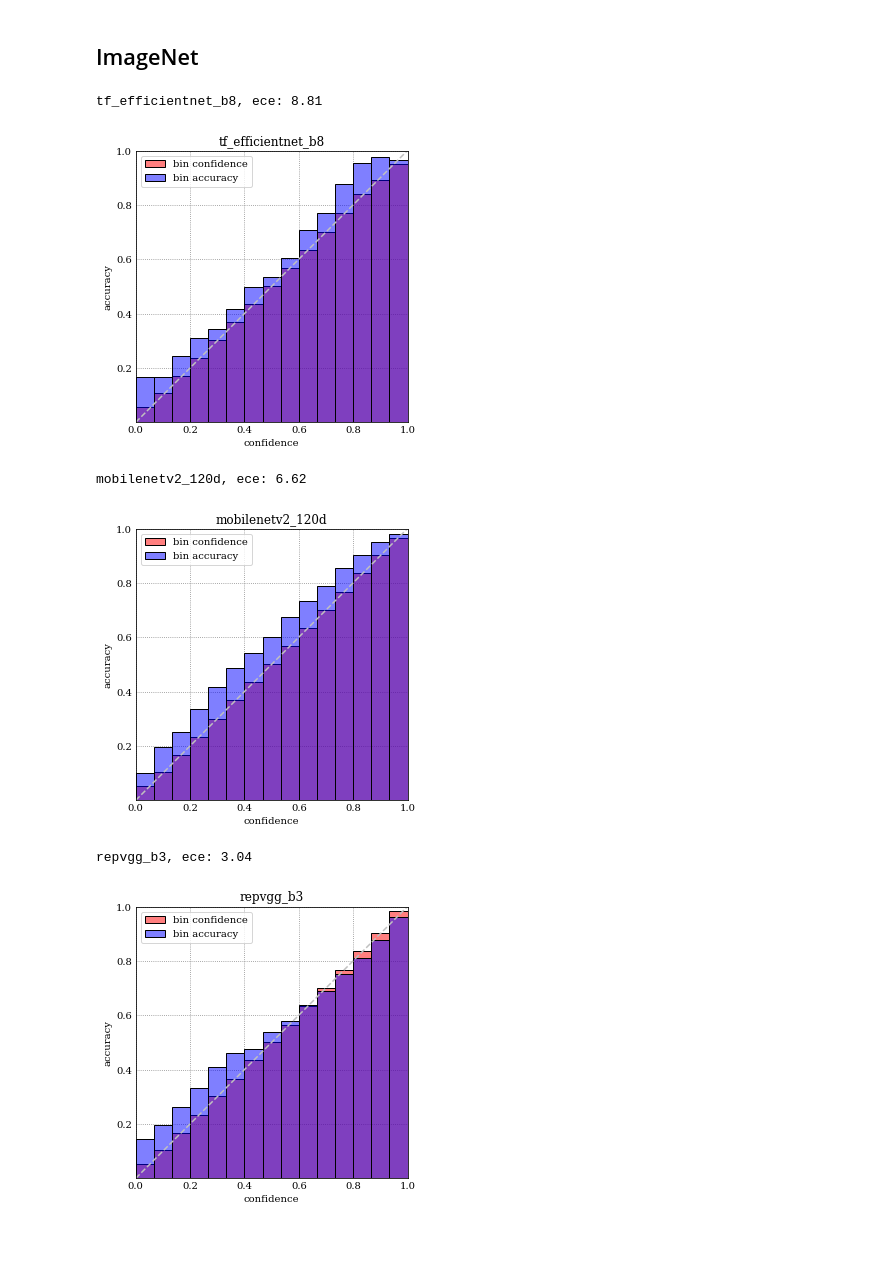
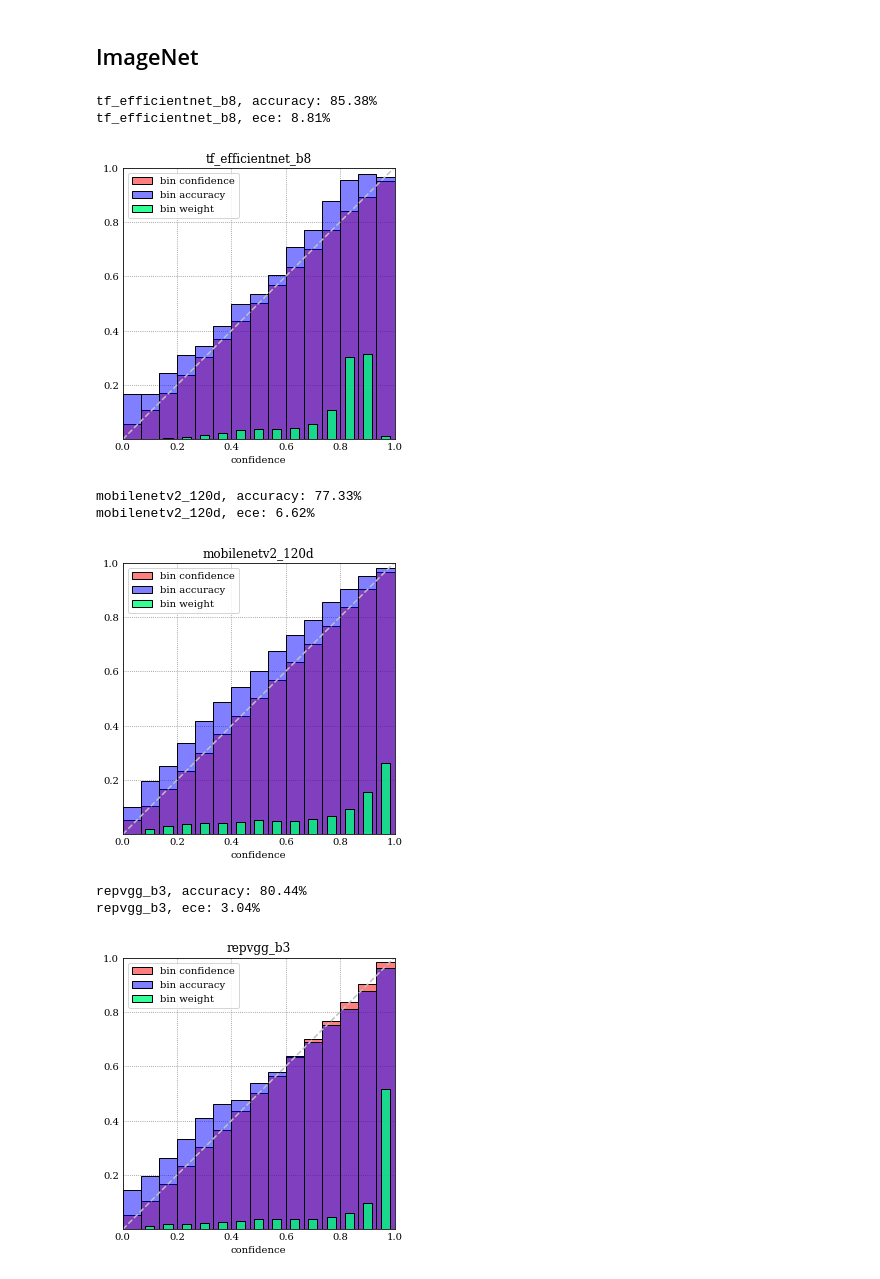
Before and after one commit to artnitolog/calibration, a Jupyter notebook: code/calibration-experiments.ipynb, the cells around one changed output. Cells and saved outputs as stored; diff of their text form; code cells hidden in the pictures; blank space fills up the shorter version.

```diff
--- a/code/calibration-experiments.ipynb
+++ b/code/calibration-experiments.ipynb
@@ -142,11 +147,15 @@ true_labels = load_targets(os.path.join(lpath, 'targets.txt'))
 logits_dict = load_logits(os.path.join(lpath, 'v1'))
 # %%
 from scipy.special import softmax
+
 for name, logits in logits_dict.items():
-#     print(f'{name}, accuracy: {(logits.argmax(axis=1) == true_labels).mean()*100:.2f}%')
+    acc = (logits.argmax(axis=1) == true_labels).mean()
+    print(f'{name}, accuracy: {acc * 100:.2f}%')
     pred_probs = softmax(logits, axis=1)
     bin_confs, bin_accs, weights = bins_reliability(true_labels, pred_probs, n_bins=15)
     ece = _ECE(bin_confs, bin_accs, weights)
-    print(f'{name}, ece: {ece * 100:.2f}')
-    _reliability_plot(bin_confs, bin_accs, name=name)
+    print(f'{name}, ece: {ece * 100:.2f}%')
+    plt.figure(figsize=(5, 5))
+    _reliability_plot(bin_confs, bin_accs, weights, name=name, show=False)
+    plt.show()
 # %% [output]
@@ -170,20 +185,23 @@ lpath = '../input/calibration/logits/imagenet'
 logits_dict = load_logits(os.path.join(lpath))
 true_labels = np.repeat(np.arange(1000), 50)
 # %%
-from scipy.special import softmax
-
 for name, logits in logits_dict.items():
-#     print(f'{name}, accuracy: {(logits.argmax(axis=1) == true_labels).mean()*100:.2f}%')
+    acc = (logits.argmax(axis=1) == true_labels).mean()
+    print(f'{name}, accuracy: {acc * 100:.2f}%')
     pred_probs = softmax(logits, axis=1)
     bin_confs, bin_accs, weights = bins_reliability(true_labels, pred_probs, n_bins=15)
-
     ece = _ECE(bin_confs, bin_accs, weights)
-    print(f'{name}, ece: {ece * 100:.2f}')
-    _reliability_plot(bin_confs, bin_accs, name=name)
+    print(f'{name}, ece: {ece * 100:.2f}%')
+    plt.figure(figsize=(5, 5))
+    _reliability_plot(bin_confs, bin_accs, weights, name=name, show=False)
+    plt.show()
 # %% [output]
-tf_efficientnet_b8, ece: 8.81
+tf_efficientnet_b8, accuracy: 85.38%
+tf_efficientnet_b8, ece: 8.81%
-[figure, old version]
+[figure, new version]
-mobilenetv2_120d, ece: 6.62
+mobilenetv2_120d, accuracy: 77.33%
+mobilenetv2_120d, ece: 6.62%
-[figure, old version]
+[figure, new version]
-repvgg_b3, ece: 3.04
+repvgg_b3, accuracy: 80.44%
+repvgg_b3, ece: 3.04%
-[figure, old version]
+[figure, new version]
```
Also changed, not shown: parts of 4 cells of this notebook.
